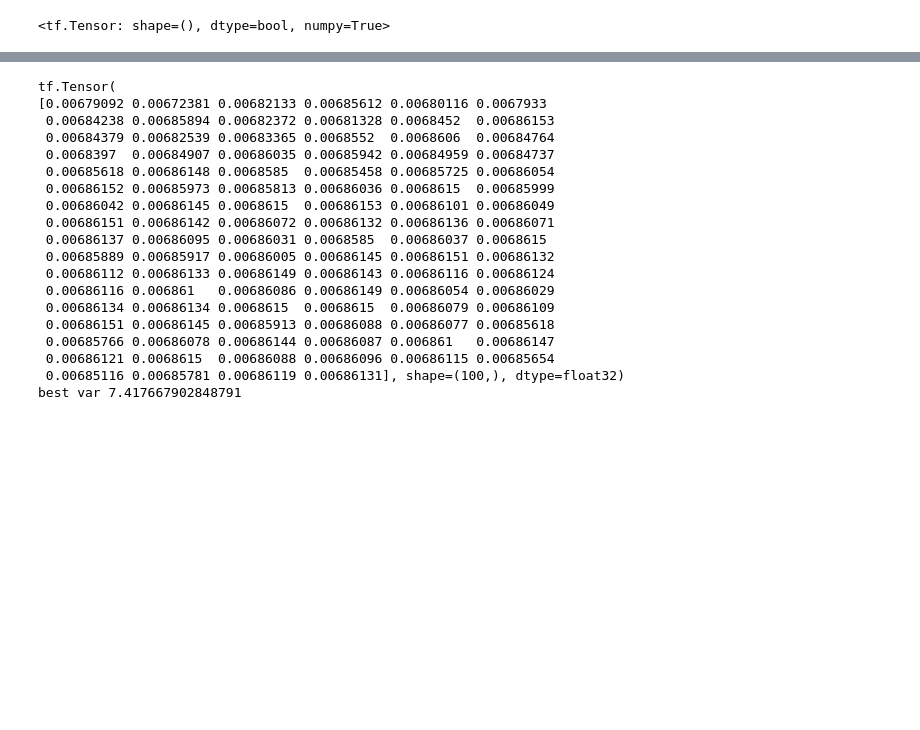
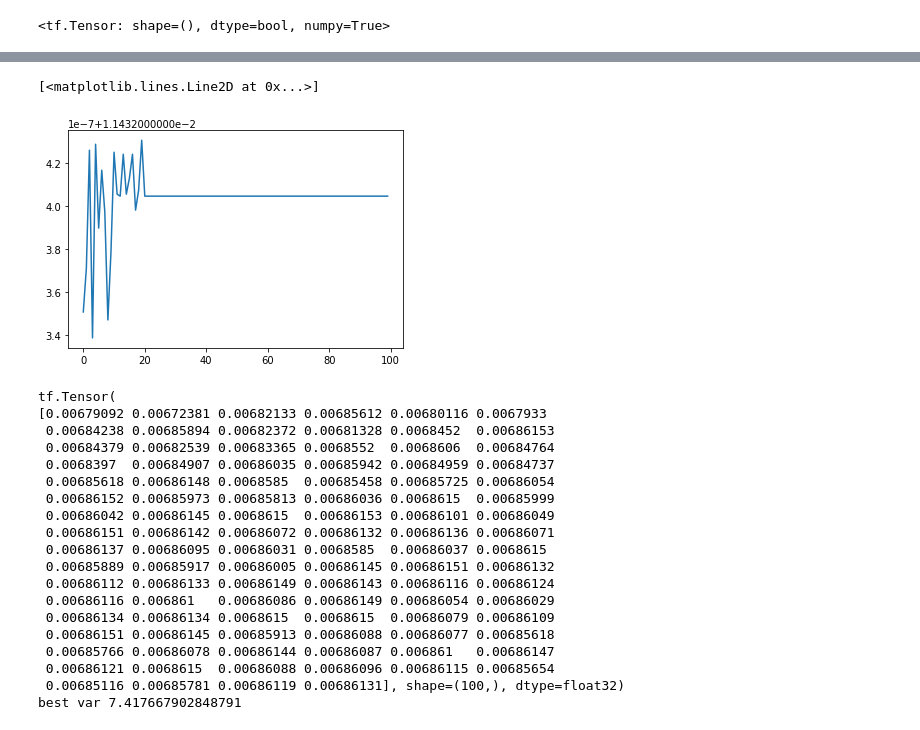
Before and after one commit to XingLLiu/u-stat-high-dim, a Jupyter notebook: find_noise.ipynb, the cells around one changed output, grey strips where cells are left out. Drawn from its saved outputs; the diff is of its cells as text; code cells hidden in the pictures; blank space fills up the shorter version.

```diff
--- a/find_noise.ipynb
+++ b/find_noise.ipynb
@@ -279,3 +287,8 @@ best var 0.00021485831121895952
+# %%
+plt.plot(range(len(losses)), -losses)
+# %% [output]
+[<matplotlib.lines.Line2D at 0x...>]
+[figure, added]
 # %%
 # optimizing the difference
 def loss_fn():
```
Also changed, not shown: parts of 10 cells of this notebook, 2 other files.
